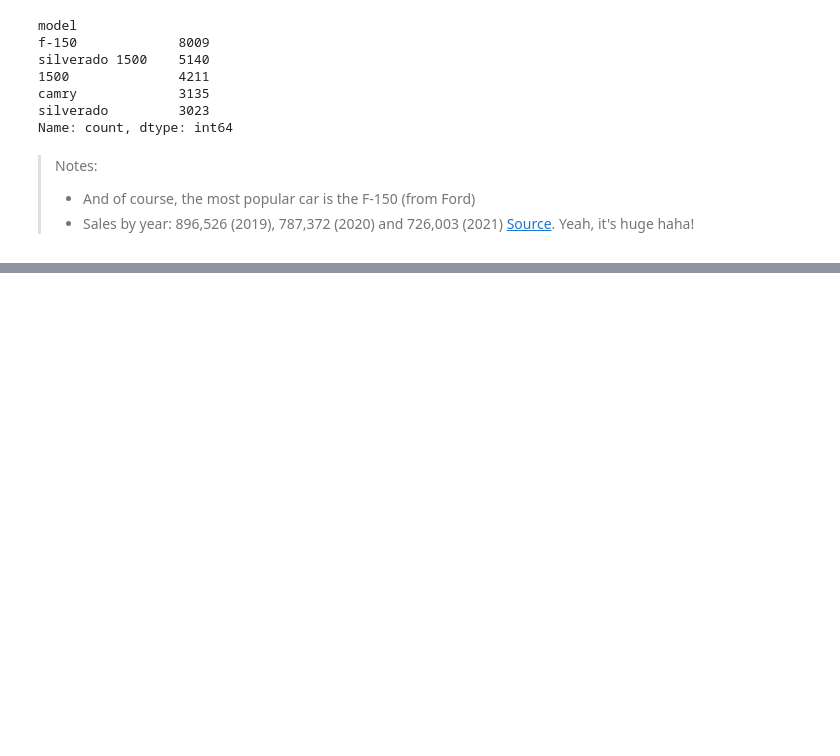
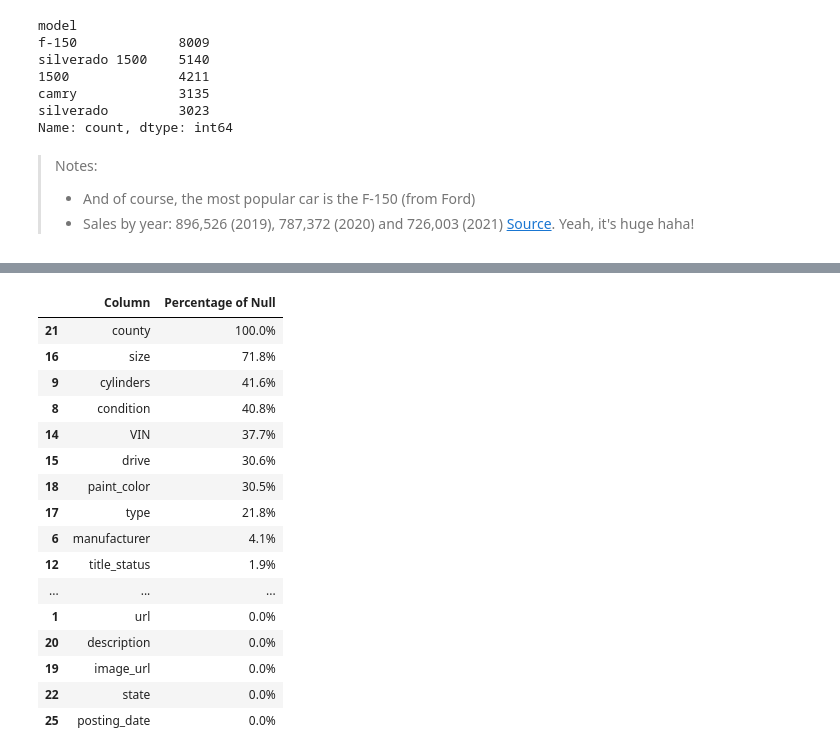
Before and after one commit to MokipoCode/AutoNLP, a Jupyter notebook: notebooks/data_explo.ipynb, the cells around one changed output, grey strips where cells are left out. Saved outputs shown, nothing was run; the diff lists cells and outputs as text; code cells hidden in the pictures; blank space fills up the shorter version.

Commit message:
end of explo for today. Data seems fine. Corrections to put in src processing as next step

```diff
--- a/notebooks/data_explo.ipynb
+++ b/notebooks/data_explo.ipynb
@@ -135,0 +182,33 @@ Name: count, dtype: int64
+# %%
+total_rows = df.shape[0]
+
+#Get null numbers for each column
+null_counts = df.isnull().sum()
+
+summary_df = pd.DataFrame({'Column': null_counts.index})
+
+summary_df['Percentage of Null'] = ((null_counts.values / total_rows) * 100).round(1)
+
+summary_df = summary_df.sort_values('Percentage of Null', ascending=False)
+
+summary_df['Percentage of Null'] = summary_df['Percentage of Null'].map(lambda x: f'{x}%')
+
+summary_df
+# %% [output]
+|  | Column | Percentage of Null |
+| 21 | county | 100.0% |
+| 16 | size | 71.8% |
+| 9 | cylinders | 41.6% |
+| 8 | condition | 40.8% |
+| 14 | VIN | 37.7% |
+| 15 | drive | 30.6% |
+| 18 | paint_color | 30.5% |
+| 17 | type | 21.8% |
+| 6 | manufacturer | 4.1% |
+| 12 | title_status | 1.9% |
+| ... | ... | ... |
+| 1 | url | 0.0% |
+| 20 | description | 0.0% |
+| 19 | image_url | 0.0% |
+| 22 | state | 0.0% |
+| 25 | posting_date | 0.0% |
```
Also changed, not shown: parts of 23 cells of this notebook, 2 other files.
